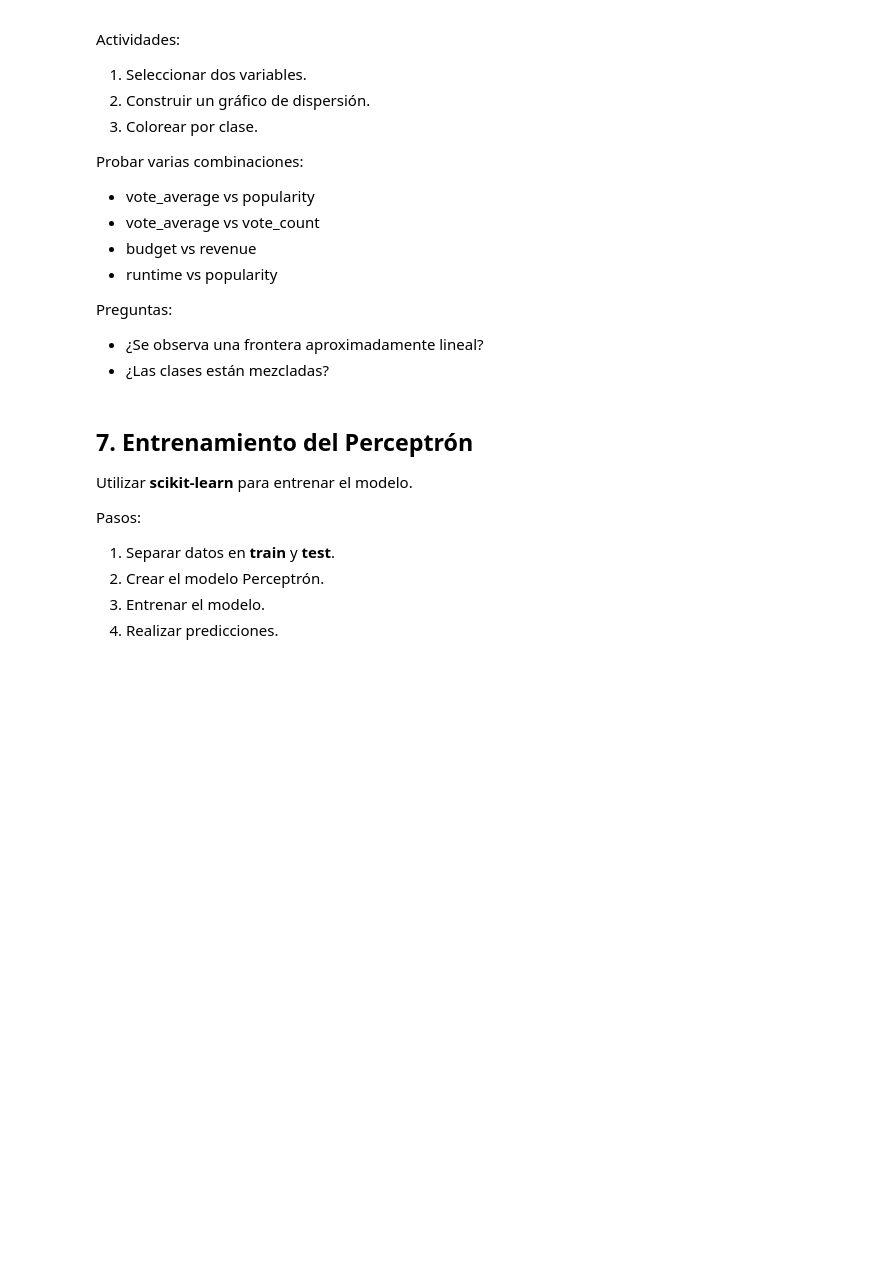
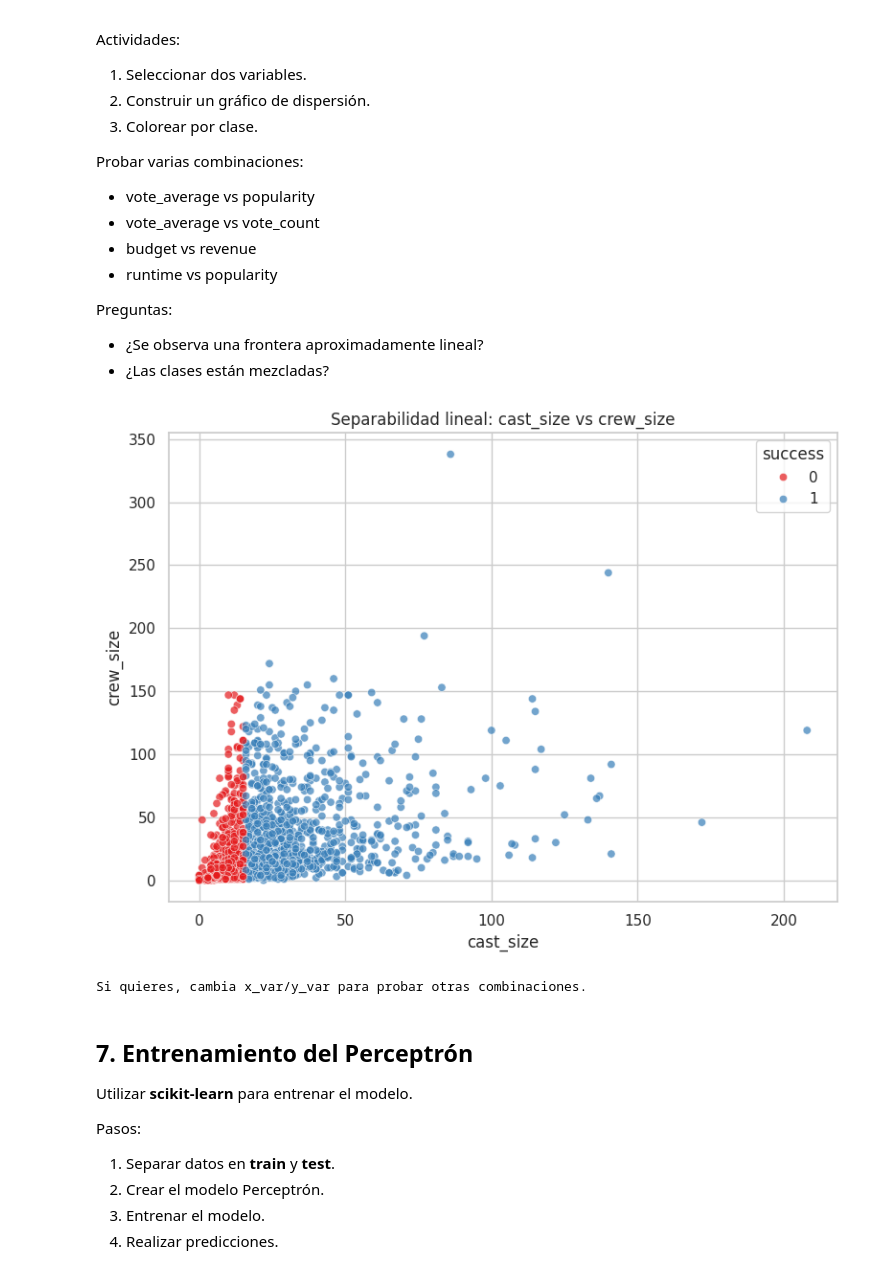
Before and after one commit to GeorgeKonrad29/AlgoritmosComputacionBlanda, a Jupyter notebook: Perceptron/taller_perceptron_peliculas.ipynb, the cells around one changed output. Saved outputs shown, nothing was run; the diff lists cells and outputs as text; code cells hidden in the pictures; blank space fills up the shorter version.

```diff
--- a/Perceptron/taller_perceptron_peliculas.ipynb
+++ b/Perceptron/taller_perceptron_peliculas.ipynb
@@ -222,23 +323,29 @@ Preguntas:
 - ¿Las clases están mezcladas?
 # %%
 # Análisis de separabilidad lineal con dos variables
-x_var, y_var = 'vote_average', 'popularity'
+if dataset_mode == 'movies':
+    x_var, y_var = 'vote_average', 'popularity'
+else:
+    x_var, y_var = 'cast_size', 'crew_size'
 
 plt.figure(figsize=(8, 6))
 sns.scatterplot(
     data=df_clean.sample(min(2000, len(df_clean)), random_state=42),
     x=x_var,
     y=y_var,
     hue='success',
     alpha=0.7,
     palette='Set1'
  )
 plt.title(f'Separabilidad lineal: {x_var} vs {y_var}')
 plt.legend(title='success')
 plt.tight_layout()
 plt.show()
 
-print('Prueba visual sugerida adicional: vote_average vs vote_count, budget vs revenue, runtime vs popularity')
+print('Si quieres, cambia x_var/y_var para probar otras combinaciones.')
+# %% [output]
+[figure, added]
+Si quieres, cambia x_var/y_var para probar otras combinaciones.
 # %% [markdown]
 ## 7. Entrenamiento del Perceptrón
 
```
Also changed, not shown: parts of 10 cells of this notebook, 14 other files.
